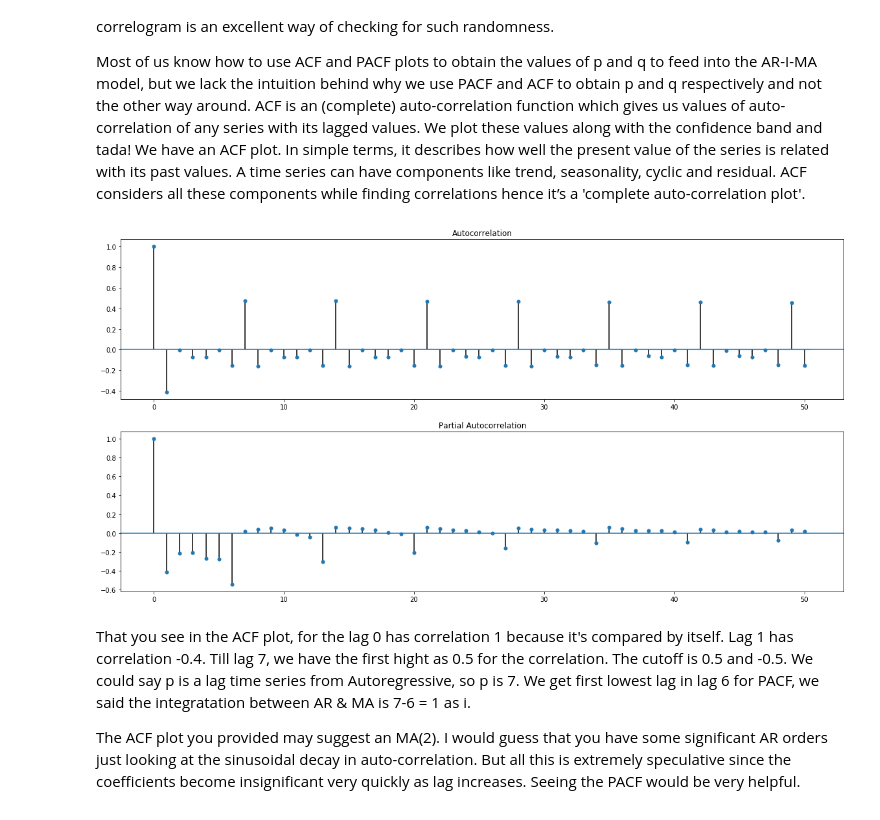
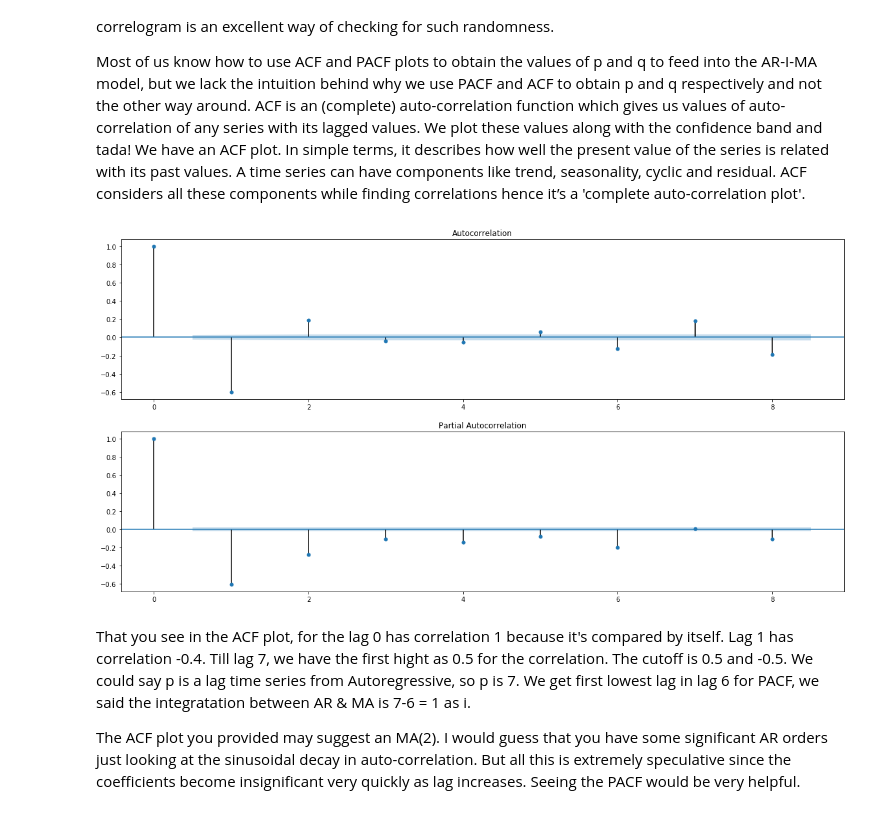
Before and after one commit to masterofray/Quarterly_Sales_Forecasting, a Jupyter notebook: Aryanto Sales Forecasting.ipynb, the cells around one changed output. Cells and saved outputs as stored; diff of their text form; code cells hidden in the pictures.

```diff
--- a/Aryanto Sales Forecasting.ipynb
+++ b/Aryanto Sales Forecasting.ipynb
@@ -53,0 +47,6 @@ dfmy = pd.concat([Train, Test])
+# %%
+import chardet as ch
+rawdata = open('./DATA/RAW.csv','rb').read()
+result = ch.detect(rawdata)
+charenc = result['encoding']
+print('your csv data encode by',charenc)
@@ -54,3 +55,5 @@ dfmy = pd.concat([Train, Test])
+# %%
+dfmy = pd.read_csv('./DATA/RAW.csv', delimiter = ';', encoding=charenc)
 # %% [markdown]
 ### Overview of Data
 # %%
@@ -91,0 +155,3 @@ dtype: int64
+# %%
+Train = dfmy[(dfmy['AC']==1011600000000) & (dfmy['Zone']=='National')].copy()
+Train.head(10)
@@ -305,12 +328,13 @@ In addition, correlograms are used in the model identification stage for Box–J
 Most of us know how to use ACF and PACF plots to obtain the values of p and q to feed into the AR-I-MA model, but we lack the intuition behind why we use PACF and ACF to obtain p and q respectively and not the other way around. ACF is an (complete) auto-correlation function which gives us values of auto-correlation of any series with its lagged values. We plot these values along with the confidence band and tada! We have an ACF plot. In simple terms, it describes how well the present value of the series is related with its past values. A time series can have components like trend, seasonality, cyclic and residual. ACF considers all these components while finding correlations hence it’s a 'complete auto-correlation plot'.
 # %%
 #we use tra.diff()(differenced data), because this time series is unit root process.
+Train01 = Train['Monthly'].copy()
 fig,ax = plt.subplots(2,1,figsize=(20,10))
-fig = sm.graphics.tsa.plot_acf(TRAIN01.diff().dropna(), lags=50, ax=ax[0])
-fig = sm.graphics.tsa.plot_pacf(TRAIN01.diff().dropna(), lags=50, ax=ax[1])
+fig = sm.graphics.tsa.plot_acf(Train01.diff().dropna(), lags=8, ax=ax[0])
+fig = sm.graphics.tsa.plot_pacf(Train01.diff().dropna(), lags=8, ax=ax[1])
 fig.show()
 # %% [output]
-[figure, old version]
+[figure, new version]
 # %% [markdown]
 That you see in the ACF plot, for the lag 0 has correlation 1 because it's compared by itself. Lag 1 has correlation -0.4. Till lag 7, we have the first hight as 0.5 for the correlation. The cutoff is 0.5 and -0.5. We could say p is a lag time series from Autoregressive, so p is 7. We get first lowest lag in lag 6 for PACF, we said the integratation between AR & MA is 7-6 = 1 as i.
 
```
Also changed, not shown: parts of 40 cells of this notebook.
